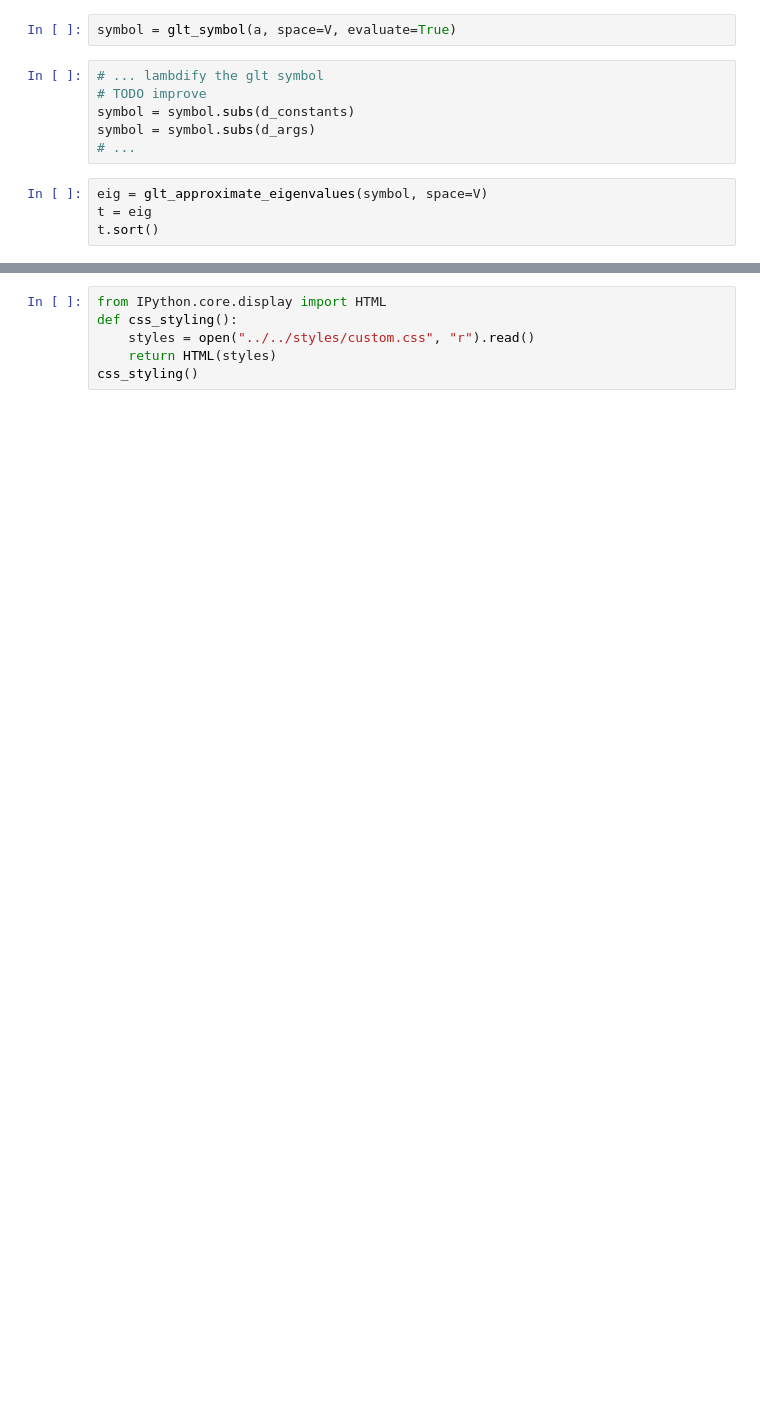
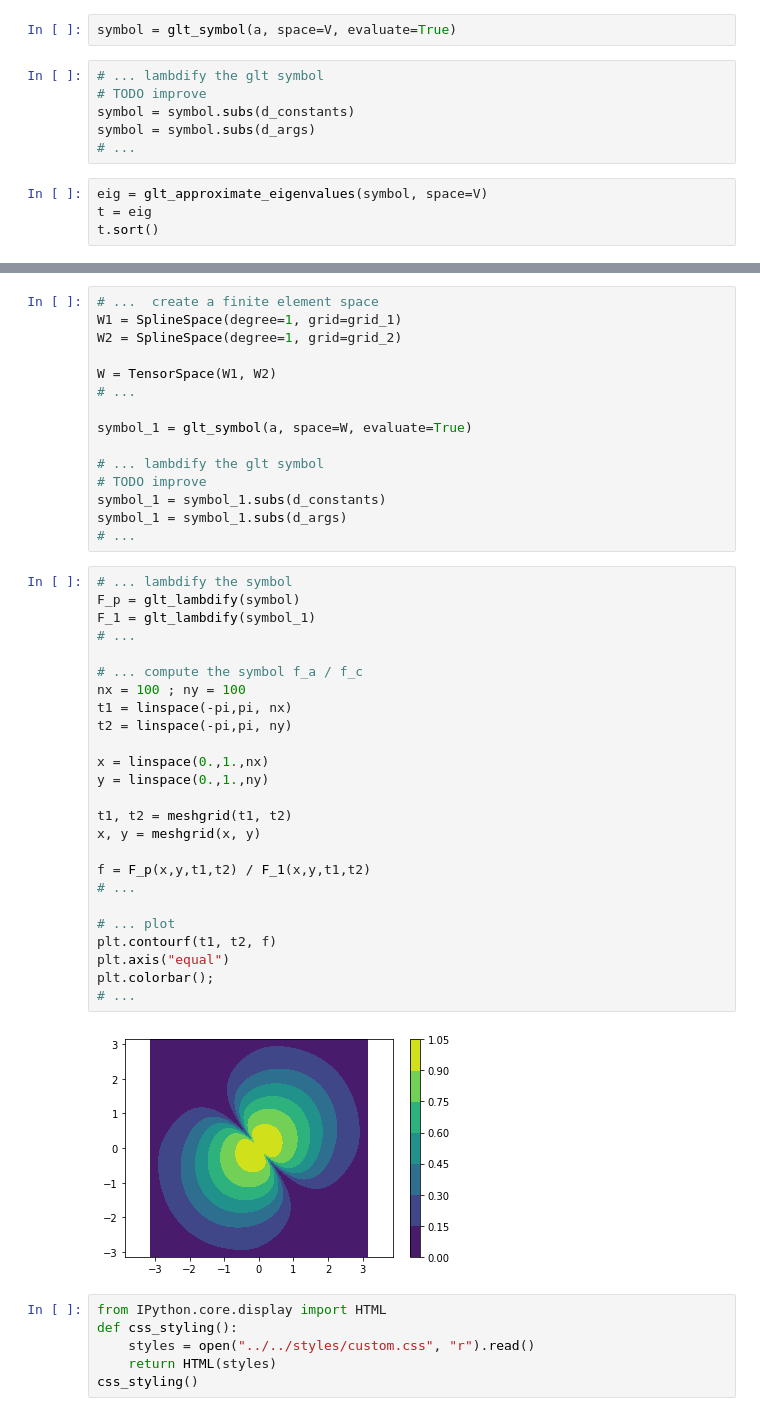
Before and after one commit to pyccel/IGA-Python, a Jupyter notebook: lessons/Chapter7/04_anisotropic_diffusion_2d.ipynb, the cells around one changed output, grey strips where cells are left out. Drawn from its saved outputs; the diff is of its cells as text; blank space fills up the shorter version.

```diff
--- a/lessons/Chapter7/04_anisotropic_diffusion_2d.ipynb
+++ b/lessons/Chapter7/04_anisotropic_diffusion_2d.ipynb
@@ -146,3 +129,45 @@ plt.colorbar();
+# %%
+# ...  create a finite element space
+W1 = SplineSpace(degree=1, grid=grid_1)
+W2 = SplineSpace(degree=1, grid=grid_2)
+
+W = TensorSpace(W1, W2)
+# ...
+
+symbol_1 = glt_symbol(a, space=W, evaluate=True)
+
+# ... lambdify the glt symbol
+# TODO improve
+symbol_1 = symbol_1.subs(d_constants)
+symbol_1 = symbol_1.subs(d_args)
+# ...
+# %%
+# ... lambdify the symbol
+F_p = glt_lambdify(symbol)
+F_1 = glt_lambdify(symbol_1)
+# ...
+
+# ... compute the symbol f_a / f_c
+nx = 100 ; ny = 100
+t1 = linspace(-pi,pi, nx)
+t2 = linspace(-pi,pi, ny)
+
+x = linspace(0.,1.,nx)
+y = linspace(0.,1.,ny)
+
+t1, t2 = meshgrid(t1, t2)
+x, y = meshgrid(x, y)
+
+f = F_p(x,y,t1,t2) / F_1(x,y,t1,t2)
+# ...
+
+# ... plot
+plt.contourf(t1, t2, f)
+plt.axis("equal")
+plt.colorbar();
+# ...
+# %% [output]
+[figure, added]
 # %%
 from IPython.core.display import HTML
 def css_styling():
```
Also changed, not shown: parts of 10 cells of this notebook, 3 other files.
